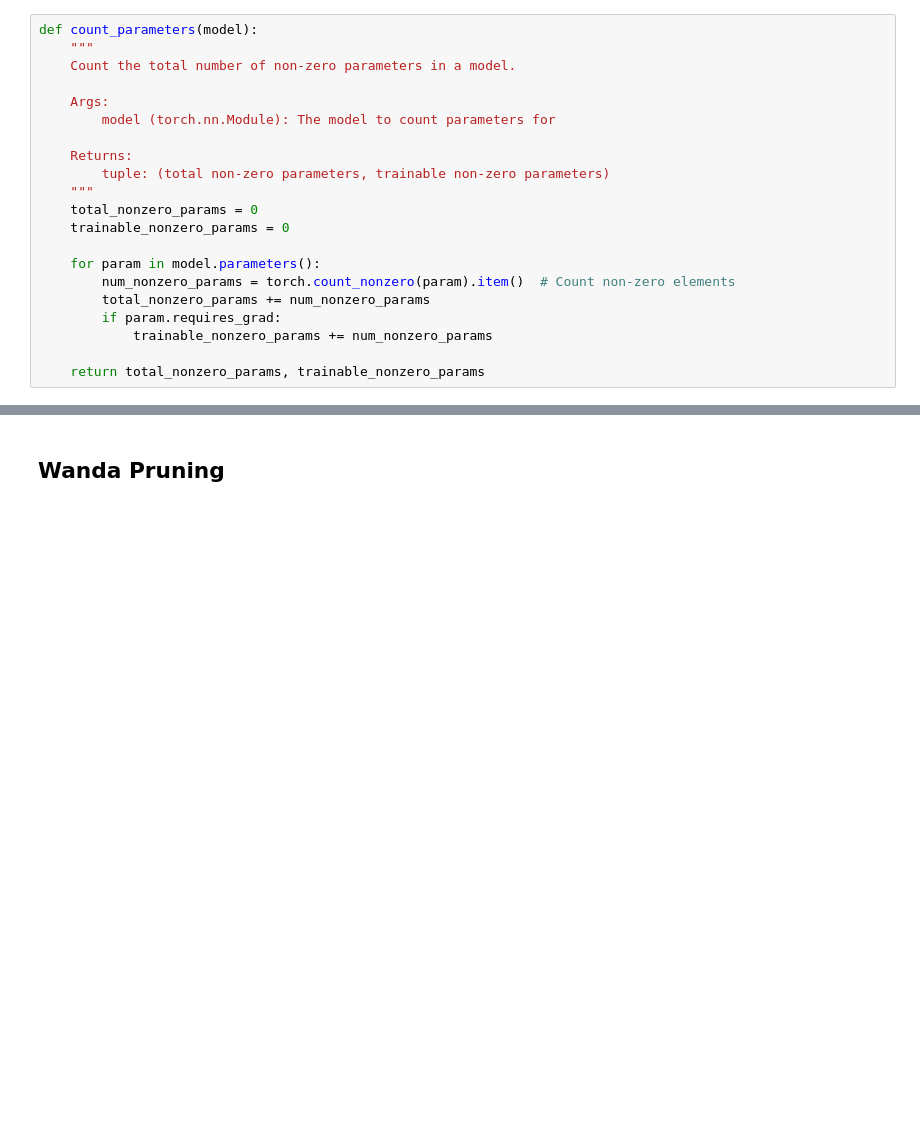
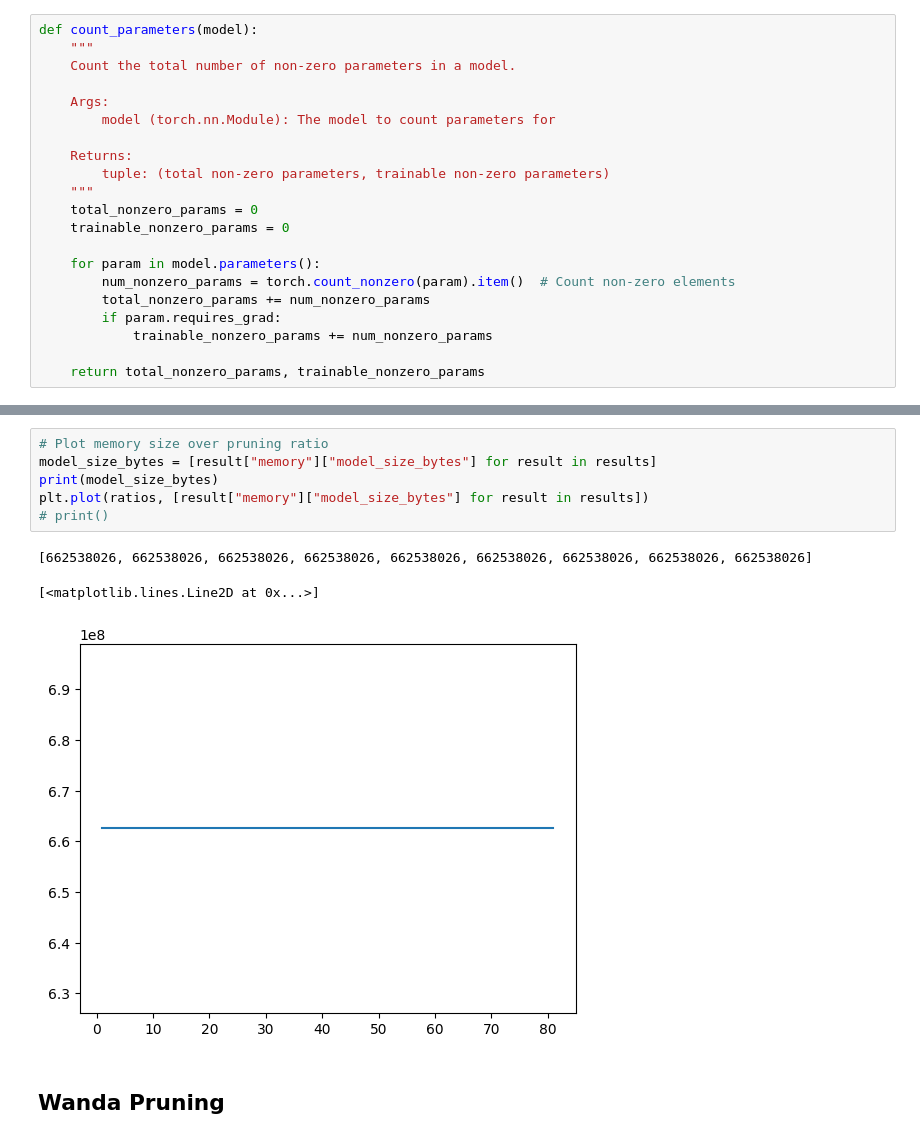
Before and after one commit to schmittnicolas/pruning-llm-nlp-project, a Jupyter notebook: src/demo.ipynb, the cells around one changed output, grey strips where cells are left out. Drawn from its saved outputs; the diff is of its cells as text; blank space fills up the shorter version.

```diff
--- a/src/demo.ipynb
+++ b/src/demo.ipynb
@@ -80,3 +98,13 @@ AttributeError: 'OPTForCausalLM' object has no attribute 'tokenizer'
+# %%
+# Plot memory size over pruning ratio
+model_size_bytes = [result["memory"]["model_size_bytes"] for result in results]
+print(model_size_bytes)
+plt.plot(ratios, [result["memory"]["model_size_bytes"] for result in results])
+# print()
+# %% [output]
+[662538026, 662538026, 662538026, 662538026, 662538026, 662538026, 662538026, 662538026, 662538026]
+[<matplotlib.lines.Line2D at 0x...>]
+[figure, added]
 # %% [markdown]
 ## Wanda Pruning
 # %%
```
Also changed, not shown: parts of 8 cells of this notebook, 2 other files.
